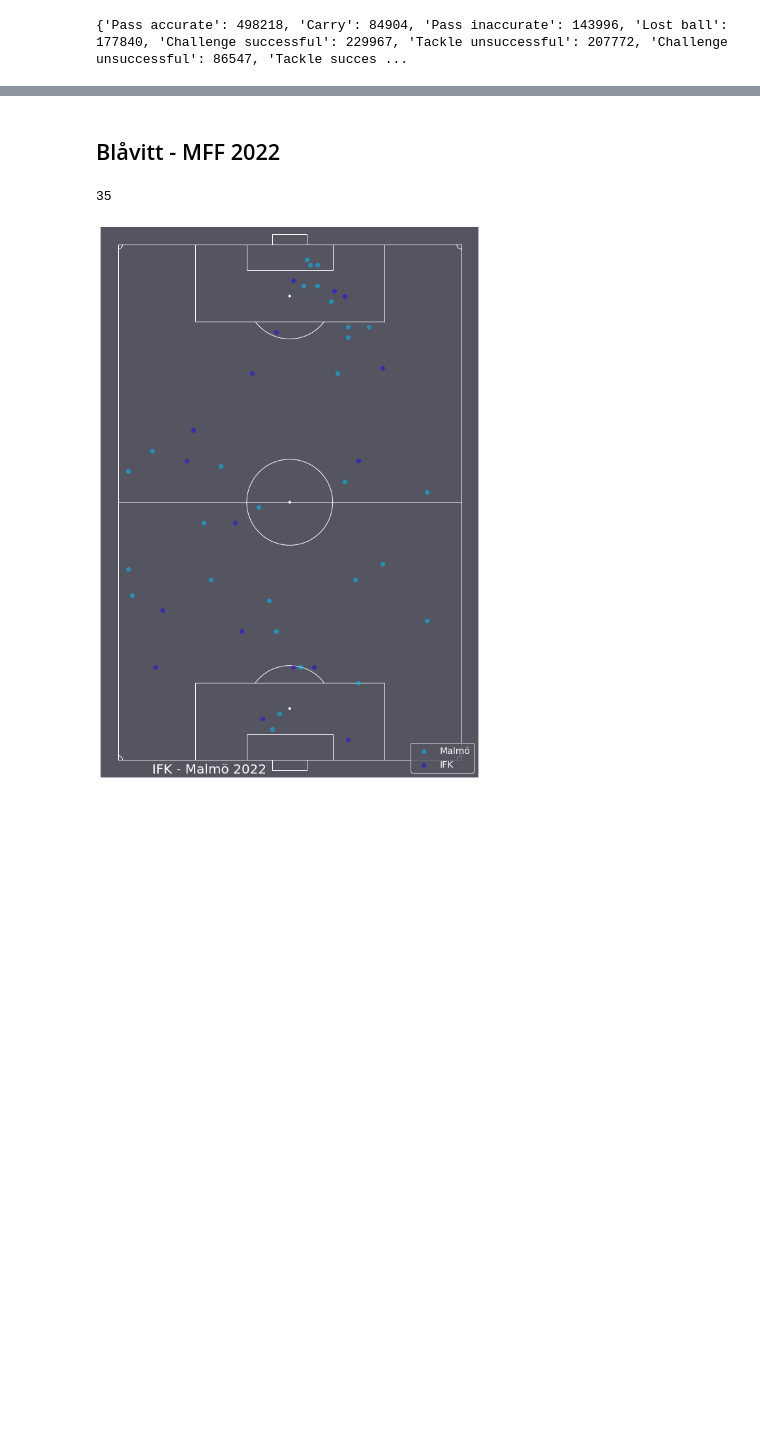
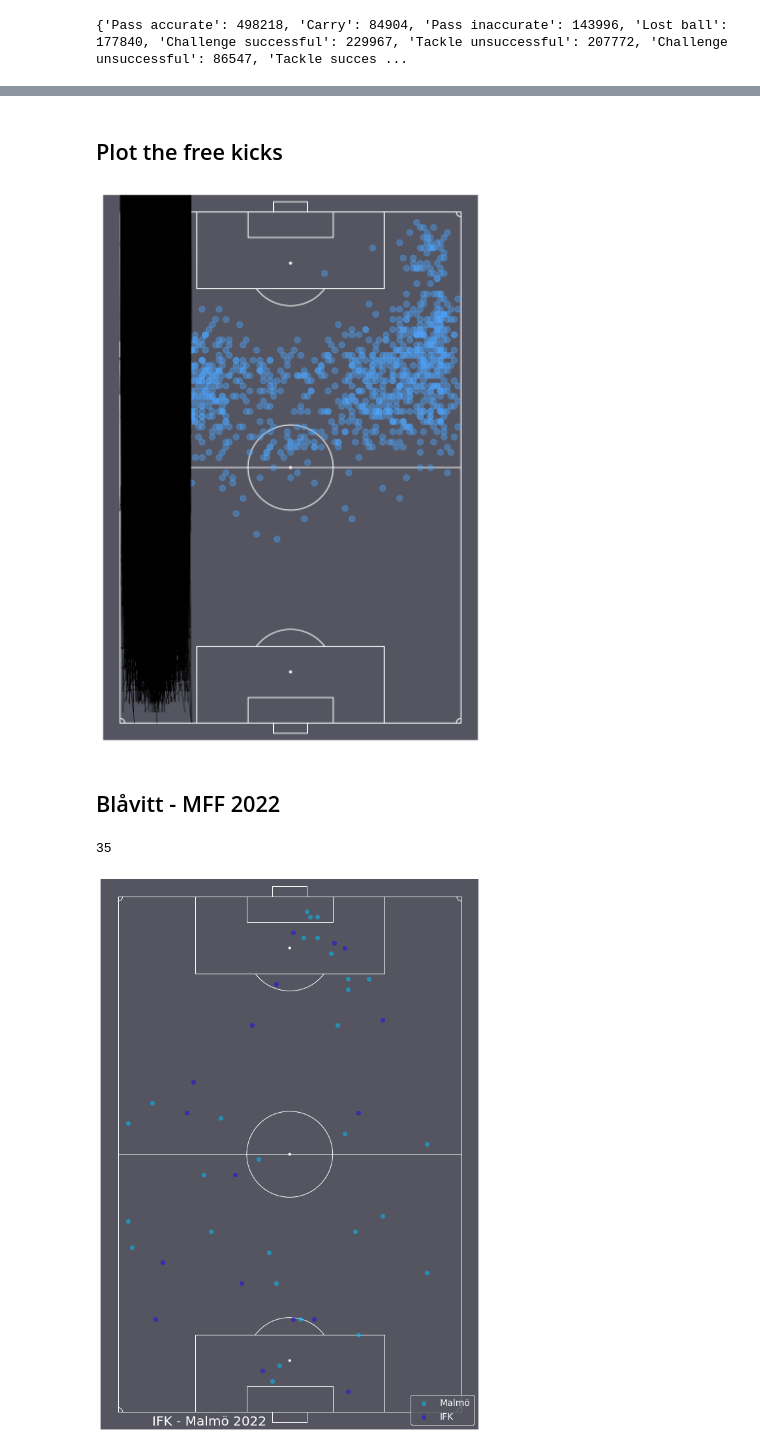
Before and after one commit to G4din/Examensarbete-PlaymakerAI, a Jupyter notebook: pass_length.ipynb, the cells around one changed output, grey strips where cells are left out. Drawn from its saved outputs; the diff is of its cells as text; code cells hidden in the pictures; blank space fills up the shorter version.

```diff
--- a/pass_length.ipynb
+++ b/pass_length.ipynb
@@ -421,3 +535,45 @@ plt.show()
+# %%
+from mplsoccer import VerticalPitch, Pitch
+free_start_x = []
+free_start_y = []
+free_end_y = []
+free_end_x = []
+free_goal_x = []
+free_goal_y = []
+
+for index, row in damallsvenskan.iterrows():
+    if row["attack_type"] == 'Free-kick' and row["action"] == 'Direct free kick accurate':
+        free_goal_x.append(row['xpos'])
+        free_goal_y.append(row['ypos'])
+    elif row["attack_type"] == 'Free-kick' and  (row["action"] == 'Pass accurate' or row["action"] == 'Cross accurate' or row['action'] == 'Pass into the box'):
+        free_start_x.append(row['xpos'])
+        free_start_y.append(row['ypos'])
+        free_end_x.append(row['xdest'])
+        free_end_y.append(row['ydest'])
+# %% [markdown]
+## Plot the free kicks
+# %%
+pitch = VerticalPitch(half=False, goal_type='box',pitch_color='#545560', line_color='white', linewidth=1, corner_arcs=True)
+fig, ax = pitch.draw(figsize=(8,8))
+
+# Scale the x coordinates
+free_start_x = [x * 120 / 100 for x in free_start_x]
+free_end_x = [x * 120 / 100 for x in free_end_x]
+free_goal_x_scaled = [x * 120 / 100 for x in free_goal_x]
+
+# Scale the y coordinates
+free_end_y = [y * 80 / 100 for y in free_end_y]
+free_goal_y_scaled = [y * 80 / 100 for y in free_goal_y]
+free_start_y = [y * 80 / 100 for y in free_start_y]
+
+
+sc = pitch.scatter(free_goal_x_scaled,free_goal_y_scaled, ax=ax, color='#4da6ff', alpha=0.4, label='Shot')
+
+#allt blir knullat med pilarna
+for x in range (len(free_start_x)):
+    pitch.arrows(free_start_x[x], free_start_y[x], free_end_x[x], free_end_y[x], width = 0.5, ax=ax)
+# %% [output]
+[figure, added]
 # %% [markdown]
 ## Blåvitt - MFF 2022
 # %%
```
Also changed, not shown: parts of 11 cells of this notebook.
